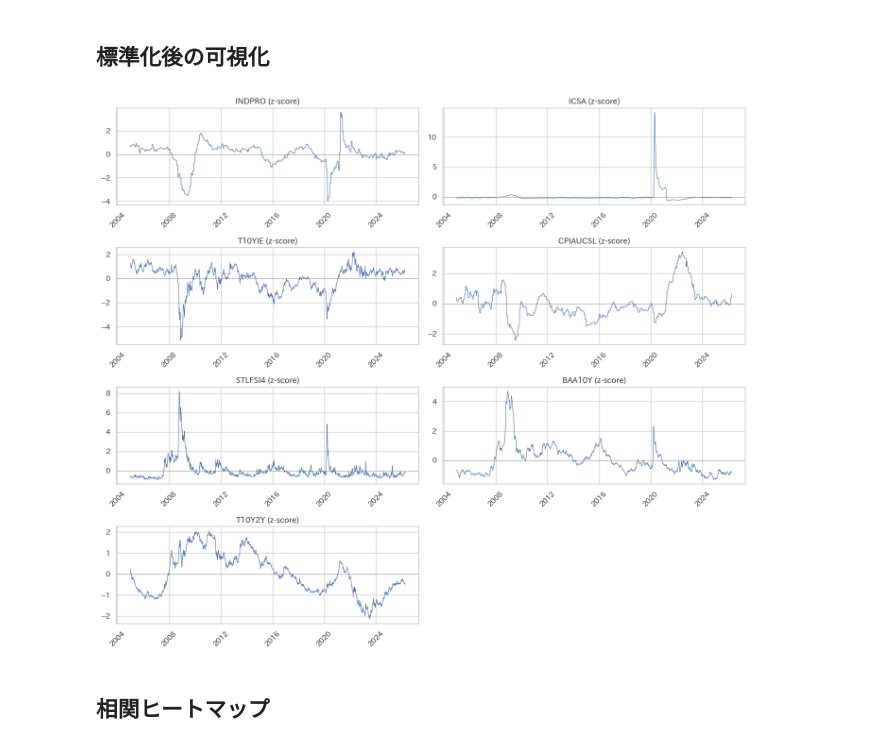
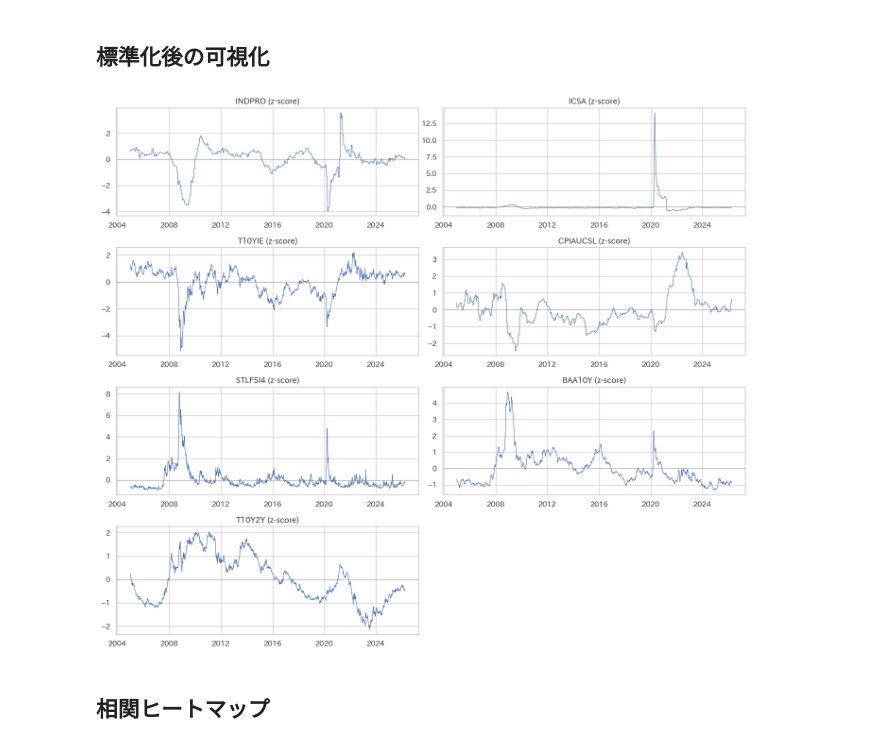
Before and after one commit to YH-05/finance, a Jupyter notebook: notebook/REGIME_SWITCHING/01_data_preparation.ipynb, the cells around one changed output. Drawn from its saved outputs; the diff is of its cells as text; code cells hidden in the pictures.

```diff
--- a/notebook/REGIME_SWITCHING/01_data_preparation.ipynb
+++ b/notebook/REGIME_SWITCHING/01_data_preparation.ipynb
@@ -45,7 +46,7 @@ fig, axes = plt.subplots(4, 2, figsize=(14, 12))
 for ax, col in zip(axes.flatten(), h.FRED_SERIES_IDS):
     ax.plot(df_raw.index, df_raw[col], linewidth=0.8)
     ax.set_title(col)
-    ax.tick_params(axis="x", rotation=45)
+    ax.tick_params(axis="x")
 axes.flatten()[-1].axis("off")  # 8番目は空
 plt.tight_layout()
 plt.show()
@@ -74,15 +75,15 @@ Features shape: (1111, 7)
 # %%
 fig, axes = plt.subplots(4, 2, figsize=(14, 12))
 for ax, col in zip(axes.flatten(), h.FRED_SERIES_IDS):
     ax.plot(features.index, features[col], linewidth=0.8)
     ax.set_title(f"{col} (z-score)")
     ax.axhline(0, color="grey", linewidth=0.5)
-    ax.tick_params(axis="x", rotation=45)
+    ax.tick_params(axis="x")
 axes.flatten()[-1].axis("off")
 plt.tight_layout()
 plt.show()
 # %% [output]
-[figure, old version]
+[figure, new version]
 # %% [markdown]
 ## 相関ヒートマップ
 # %%
```
Also changed, not shown: parts of 5 cells of this notebook, 4 other files.
